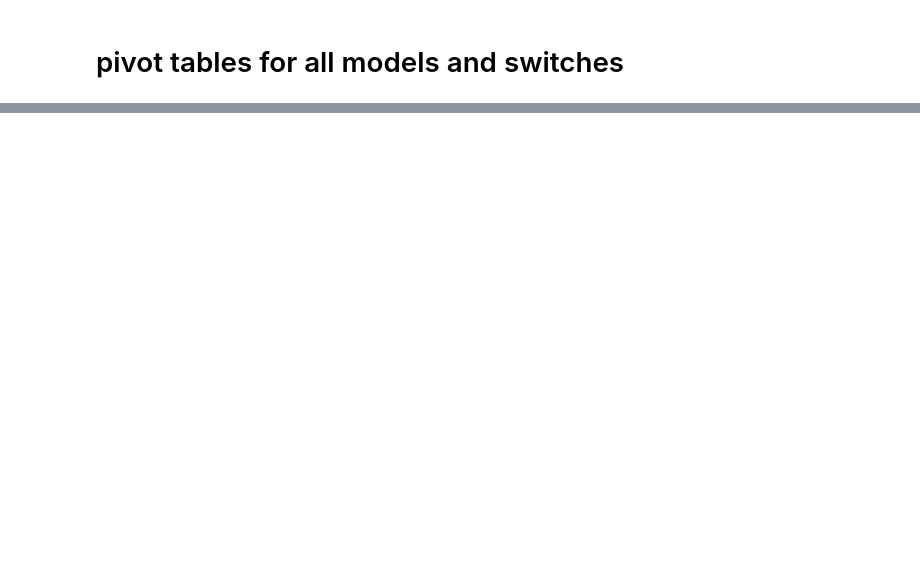
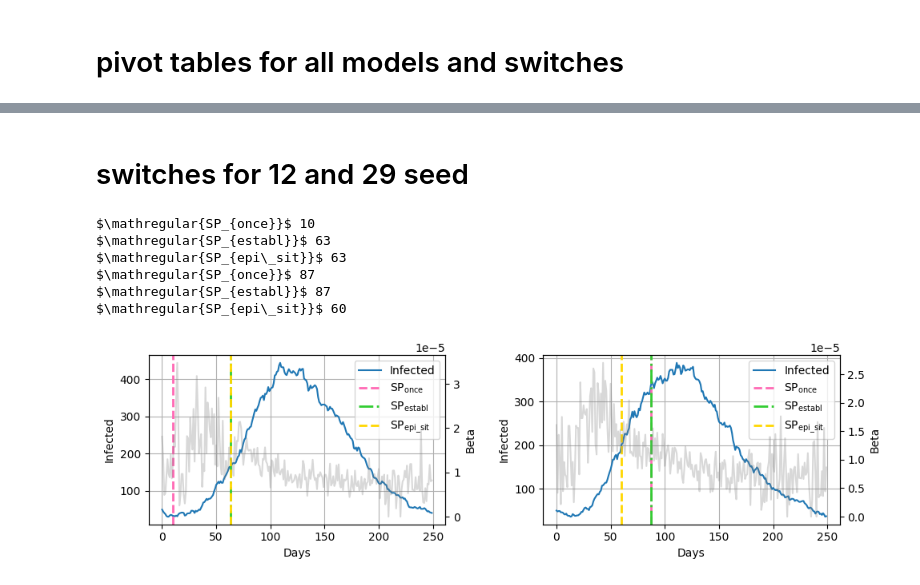
Before and after one commit to vnleonenko/Network_hybrid, a Jupyter notebook: plot_methods.ipynb, the cells around one changed output, grey strips where cells are left out. Drawn from its saved outputs; the diff is of its cells as text; code cells hidden in the pictures; blank space fills up the shorter version.

```diff
--- a/plot_methods.ipynb
+++ b/plot_methods.ipynb
@@ -1109,0 +1132,47 @@ for m in new_labels:
+# %% [markdown]
+# switches for 12 and 29 seed
+# %%
+fig, ax = plt.subplots(1,2, figsize=(10,3))
+ax = ax.flatten()
+
+for i,seed_number in enumerate([12,29]):
+    seed_df = pd.read_csv(f'seir_30_seeds_v0/seir_seed_{seed_number}.csv')
+    seed_df = seed_df[pd.notna(seed_df['Beta'])]
+
+    # отображение реальных значений Infected
+    ax[i].plot(seed_df.index, seed_df['I'].values , color='tab:blue',
+                label='Infected')
+    ax_b = ax[i].twinx()
+    # отображение реальных значений beta
+    ax_b.plot(seed_df.index, seed_df['Beta'],  color='gray', ls='-',
+                  alpha=0.3, label='Beta')
+    ax[i].grid()
+    colors=['gold','limegreen','hotpink']
+    lss=['--','-.','--']
+    for sm, lab in zip(['roll_var','roll_var_seq','roll_var_npeople'],
+                        ['$\mathregular{SP_{once}}$',
+                         '$\mathregular{SP_{establ}}$',
+                         '$\mathregular{SP_{epi\_sit}}$']):
+        c = colors.pop()
+        start_day = choice_start_day.choose_method(seed_df, sm)
+        ax[i].axvline(start_day, color=c, alpha=1,
+                   lw=2, label=lab, ls=lss.pop())
+        print(lab, start_day)
+
+    ax[i].set_xlabel('Days')
+    ax[i].set_ylabel('Infected')
+    ax_b.set_ylabel('Beta')
+
+    ax[i].legend(loc='upper right')
+
+plt.tight_layout()
+plt.savefig(f'results/12_and_29_seeds_switches.pdf',
+            format='pdf', bbox_inches='tight')
+# %% [output]
+$\mathregular{SP_{once}}$ 10
+$\mathregular{SP_{establ}}$ 63
+$\mathregular{SP_{epi\_sit}}$ 63
+$\mathregular{SP_{once}}$ 87
+$\mathregular{SP_{establ}}$ 87
+$\mathregular{SP_{epi\_sit}}$ 60
+[figure, added]
```
Also changed, not shown: parts of 40 cells of this notebook, 33 other files.
